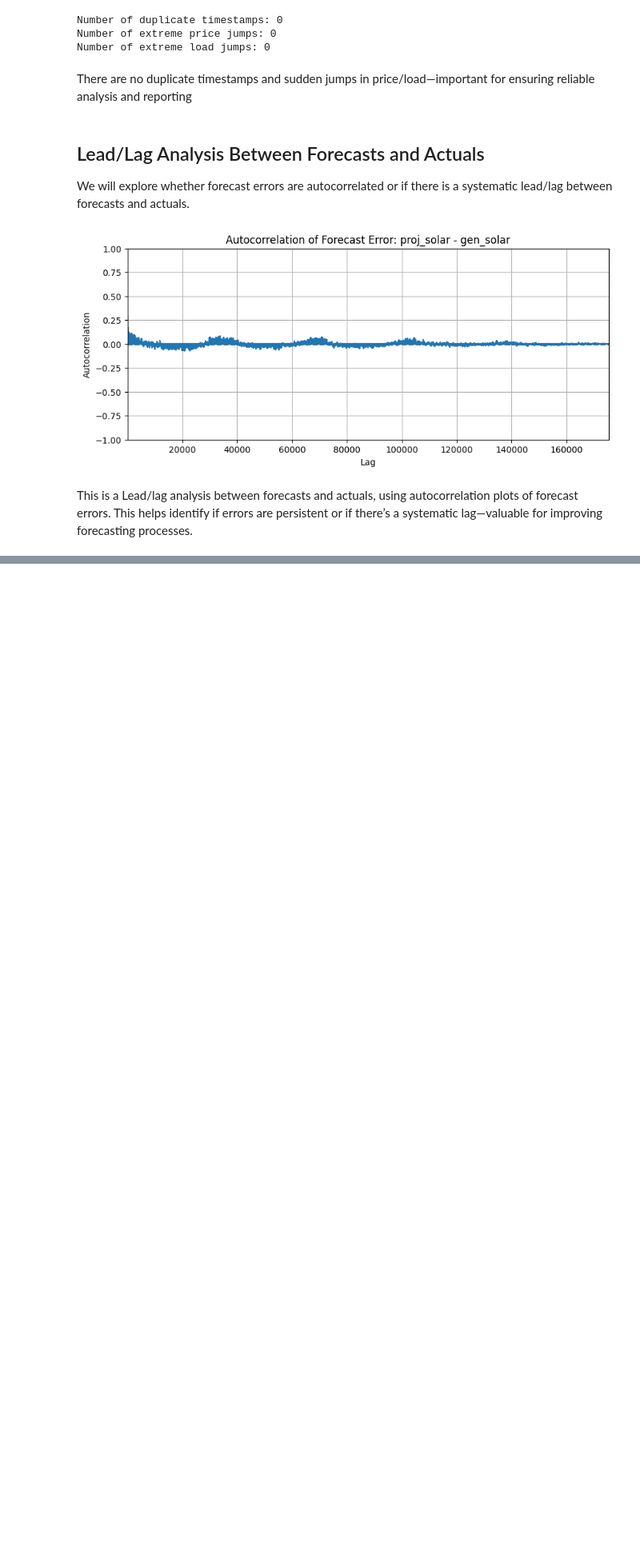
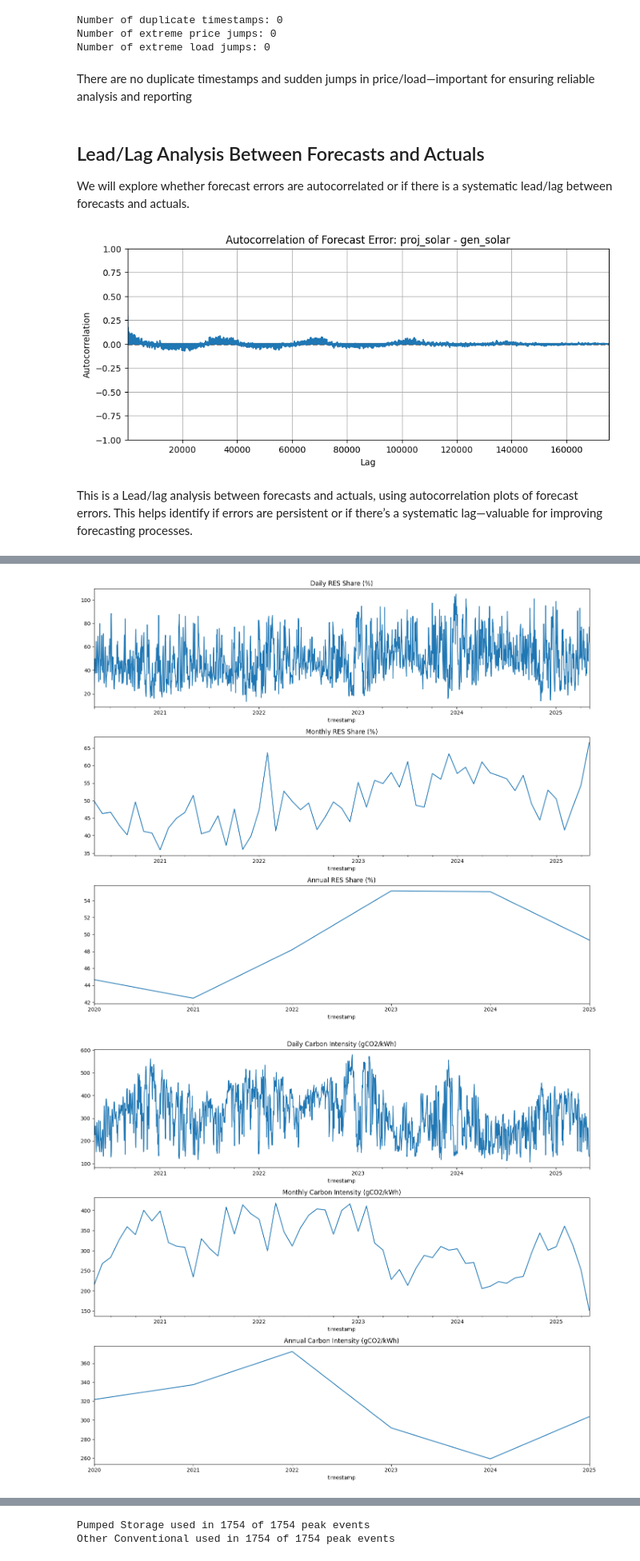
Before and after one commit to Matshiselan/End-to-End-SMARD-Forecasting-and-Dispatch-Optimization-Platform, a Jupyter notebook: notebooks/eda.ipynb, the cells around one changed output, grey strips where cells are left out. Shown at 80% size. Drawn from its saved outputs; the diff is of its cells as text; code cells hidden in the pictures; blank space fills up the shorter version.

Commit message:
Exploratory Data Analysis

```diff
--- a/notebooks/eda.ipynb
+++ b/notebooks/eda.ipynb
@@ -250,0 +294,67 @@ This is a Lead/lag analysis between forecasts and actuals, using autocorrelation
+# %%
+# --- Renewable Energy Share (RES %) ---
+df['res_share'] = (
+    df['gen_offshore_wind'] + df['gen_onshore_wind'] + df['gen_solar'] +
+    df['gen_hydro'] + df['gen_biomass'] + df['gen_other_renew']
+) / df['cons_total_grid'] * 100
+
+# Track daily, monthly, annual RES progress
+daily_res = df['res_share'].resample('D').mean()
+monthly_res = df['res_share'].resample('ME').mean()  # Use 'ME' for month end
+annual_res = df['res_share'].resample('YE').mean()   # Use 'YE' for year end
+
+fig, axes = plt.subplots(3, 1, figsize=(14, 12), sharex=False)
+daily_res.plot(ax=axes[0], title='Daily RES Share (%)')
+monthly_res.plot(ax=axes[1], title='Monthly RES Share (%)')
+annual_res.plot(ax=axes[2], title='Annual RES Share (%)')
+plt.tight_layout()
+plt.show()
+
+# --- Carbon Intensity Index (gCO2/kWh) ---
+# Emission factors (gCO2/kWh)
+EF_LIGNITE = 1000
+EF_HARD_COAL = 820
+EF_NATURAL_GAS = 490
+
+gen_lignite = df.get('gen_lignite', 0)
+gen_hard_coal = df.get('gen_hard_coal', 0)
+gen_natural_gas = df.get('gen_natural_gas', 0)
+
+df['carbon_emissions'] = (
+    gen_lignite * EF_LIGNITE +
+    gen_hard_coal * EF_HARD_COAL +
+    gen_natural_gas * EF_NATURAL_GAS
+)
+df['carbon_intensity'] = df['carbon_emissions'] / df['cons_total_grid']  # gCO2/kWh
+
+carbon_daily = df['carbon_intensity'].resample('D').mean()
+carbon_monthly = df['carbon_intensity'].resample('ME').mean()
+carbon_annual = df['carbon_intensity'].resample('YE').mean()
+
+fig, axes = plt.subplots(3, 1, figsize=(14, 12), sharex=False)
+carbon_daily.plot(ax=axes[0], title='Daily Carbon Intensity (gCO2/kWh)')
+carbon_monthly.plot(ax=axes[1], title='Monthly Carbon Intensity (gCO2/kWh)')
+carbon_annual.plot(ax=axes[2], title='Annual Carbon Intensity (gCO2/kWh)')
+plt.tight_layout()
+plt.show()
+
+# --- Supply Adequacy & Security ---
+# Analyze utilization and frequency of pumped storage and other conventional during demand peaks
+if not demand_peaks.empty:
+    pumped_storage_util = demand_peaks['gen_pumped_storage']
+    other_conv_util = demand_peaks['gen_other_conv']
+    fig, ax = plt.subplots(figsize=(14, 6))
+    pumped_storage_util.plot(style='o-', label='Pumped Storage')
+    other_conv_util.plot(style='o-', label='Other Conventional')
+    plt.title('Utilization During Demand Peaks')
+    plt.ylabel('Generation (MW)')
+    plt.legend()
+    plt.show()
+    # Frequency analysis
+    print('Pumped Storage used in', (pumped_storage_util > 0).sum(), 'of', len(demand_peaks), 'peak events')
+    print('Other Conventional used in', (other_conv_util > 0).sum(), 'of', len(demand_peaks), 'peak events')
+else:
+    print('No demand peaks detected for supply adequacy analysis.')
+# %% [output]
+[figure, added]
+[figure, added]
@@ -250,0 +362,2 @@ This is a Lead/lag analysis between forecasts and actuals, using autocorrelation
+Pumped Storage used in 1754 of 1754 peak events
+Other Conventional used in 1754 of 1754 peak events
```
Also changed, not shown: parts of 15 cells of this notebook.
